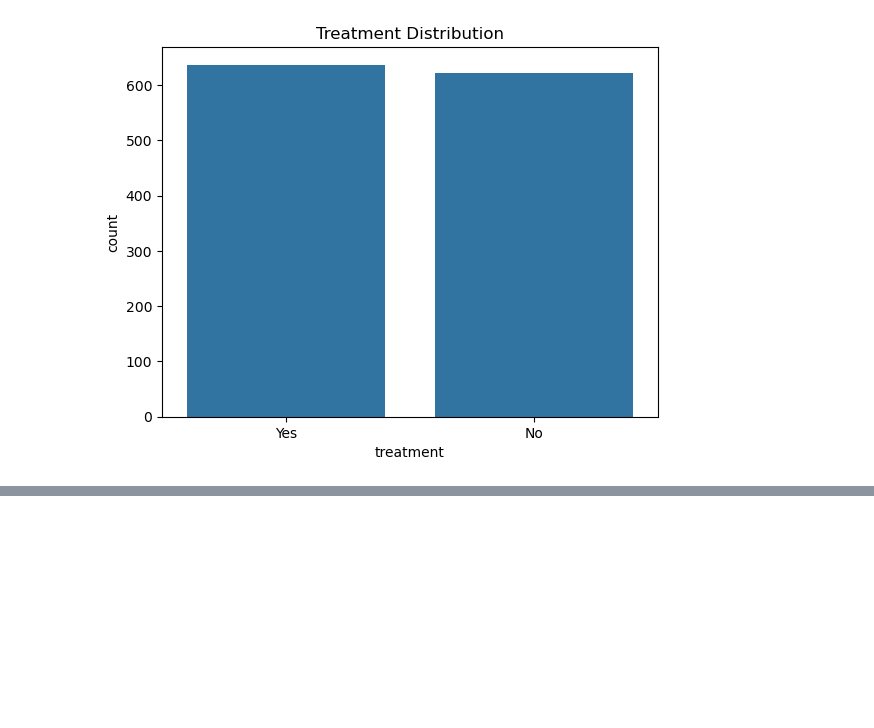
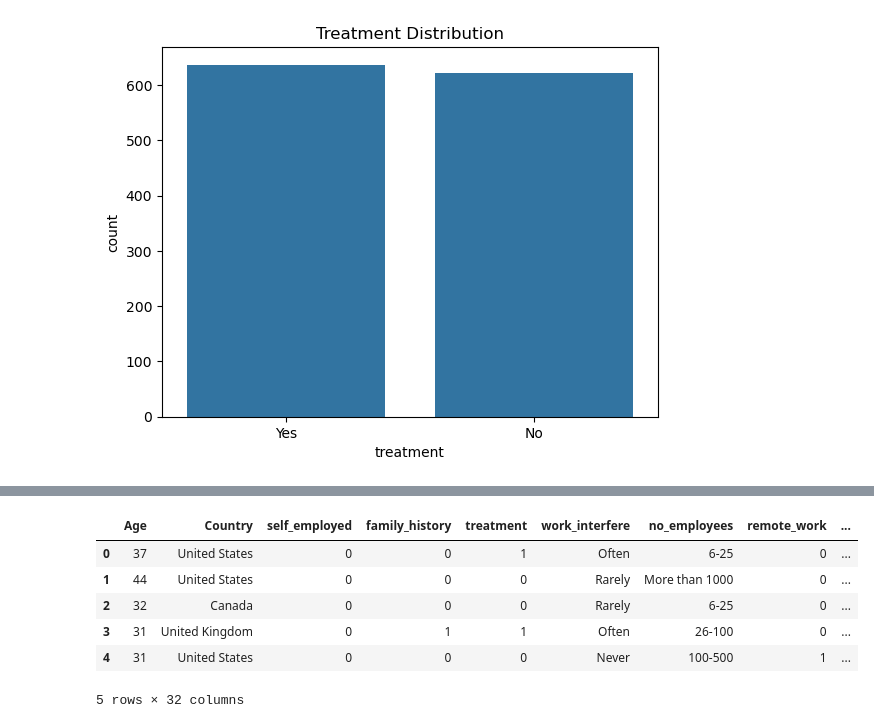
Before and after one commit to MLiyanage2005/NeuroHealth-ANN, a Jupyter notebook: notebooks/02_preprocessing.ipynb, the cells around one changed output, grey strips where cells are left out. Cells and saved outputs as stored; diff of their text form; code cells hidden in the pictures; blank space fills up the shorter version.

```diff
--- a/notebooks/02_preprocessing.ipynb
+++ b/notebooks/02_preprocessing.ipynb
@@ -181,0 +351,31 @@ FileNotFoundError: [Errno 2] No such file or directory: '../dataset/processed/ca
+# %%
+one_hot_cols = [
+    "Gender",
+    "care_options",
+    "benefits",
+    "wellness_program"
+]
+
+df = pd.get_dummies(
+    df,
+    columns=one_hot_cols,
+    drop_first=False
+)
+# %%
+seek_help_map = {
+    "No": 0,
+    "Don't know": 1,
+    "Yes": 2
+}
+
+df["seek_help"] = df["seek_help"].map(seek_help_map)
+# %%
+df.head()
+# %% [output]
+|  | Age | Country | self_employed | family_history | treatment | work_interfere | no_employees | remote_work | ... |
+| 0 | 37 | United States | 0 | 0 | 1 | Often | 6-25 | 0 | ... |
+| 1 | 44 | United States | 0 | 0 | 0 | Rarely | More than 1000 | 0 | ... |
+| 2 | 32 | Canada | 0 | 0 | 0 | Rarely | 6-25 | 0 | ... |
+| 3 | 31 | United Kingdom | 0 | 1 | 1 | Often | 26-100 | 0 | ... |
+| 4 | 31 | United States | 0 | 0 | 0 | Never | 100-500 | 1 | ... |
+5 rows × 32 columns
```
Also changed, not shown: parts of 32 cells of this notebook, 2 other files.
